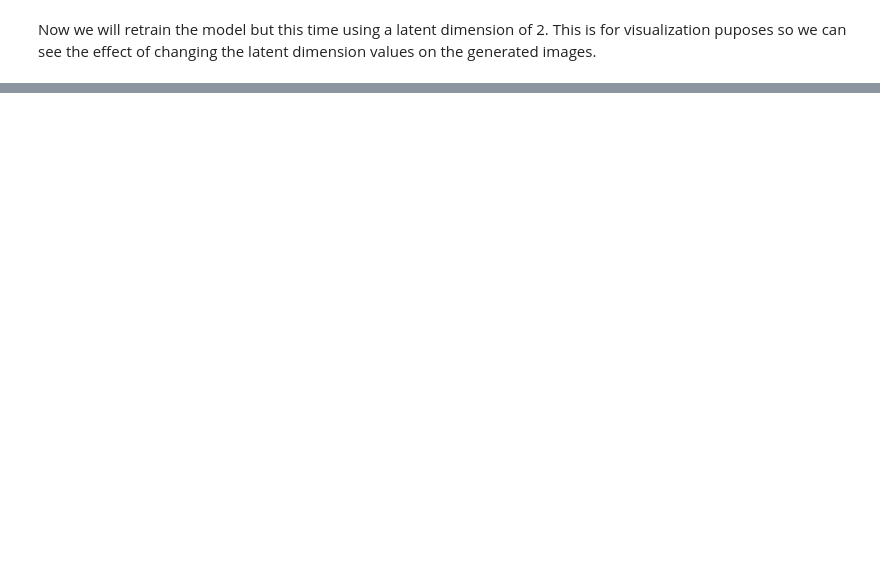
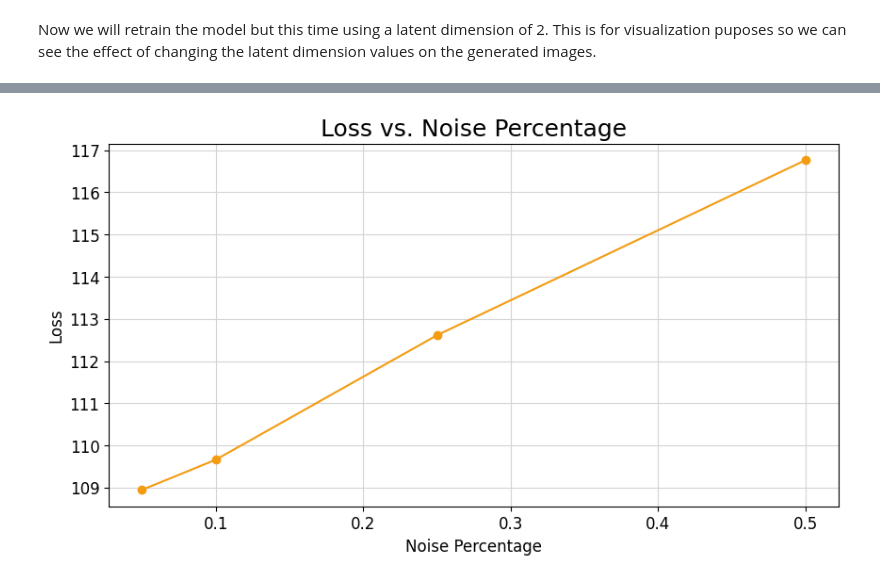
Before and after one commit to readytensor/rt_img_compression_autoencoder, a Jupyter notebook: vae.ipynb, the cells around one changed output, grey strips where cells are left out. Drawn from its saved outputs; the diff is of its cells as text; code cells hidden in the pictures; blank space fills up the shorter version.

```diff
--- a/vae.ipynb
+++ b/vae.ipynb
@@ -190,0 +326,20 @@ generate_2d_grid_plot()
+# %%
+plt.rcParams.update({
+    'font.family': 'sans-serif',  # Use a serif font
+    'font.serif': ['Helvetica'],  # Specific font
+    'grid.color': '#d4d4d4',  # Light gray grid lines
+    'axes.edgecolor': '#000000',  # Black edge color for axes
+    'axes.labelsize': 12,  # Axis label font size
+    'xtick.labelsize': 12,  # X-tick label font size
+    'ytick.labelsize': 12,  # Y-tick label font size
+    'legend.fontsize': 10,  # Legend font size
+})
+plt.figure(figsize=(10, 5))
+plt.plot(percentages, losses, marker='o', color='#F39C12')
+plt.xlabel('Noise Percentage')
+plt.ylabel('Loss')
+plt.title('Loss vs. Noise Percentage', fontsize=18)
+plt.grid()
+plt.show()
+# %% [output]
+[figure, added]
```
Also changed, not shown: parts of 8 cells of this notebook.
